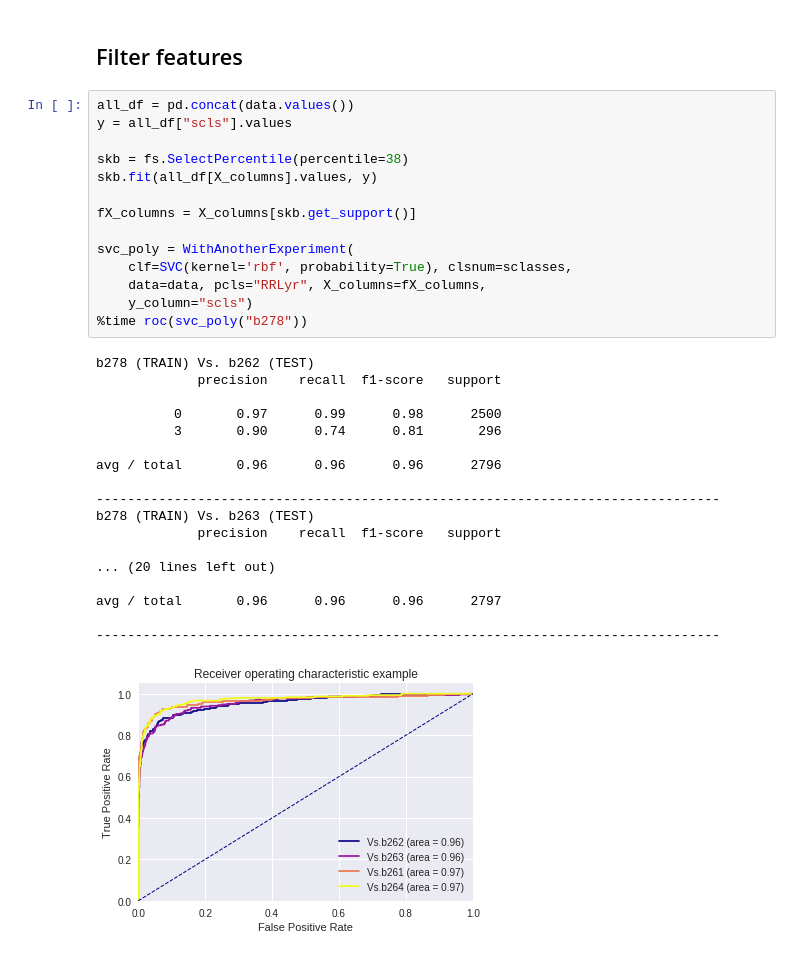
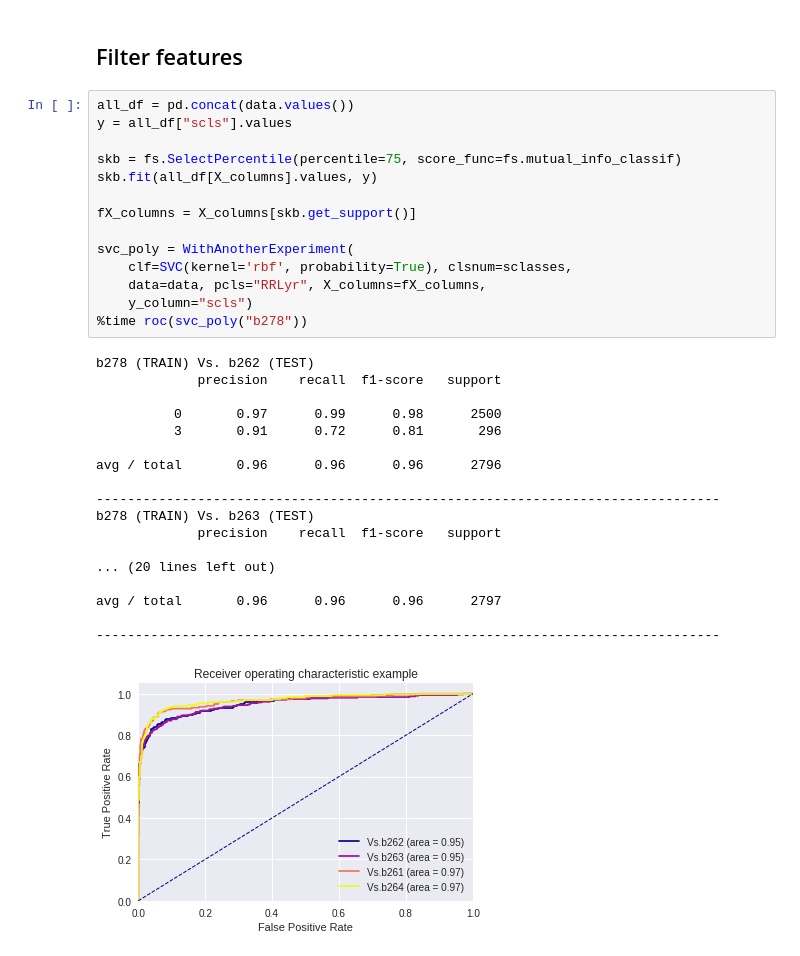
Before and after one commit to carpyncho/vvv_gen_catalog, a Jupyter notebook: features_selection_mv.ipynb, the cells around one changed output. Cells and saved outputs as stored; diff of their text form.

```diff
--- a/features_selection_mv.ipynb
+++ b/features_selection_mv.ipynb
@@ -141,33 +141,33 @@ Wall time: 5.54 s
 # %%
 all_df = pd.concat(data.values())
 y = all_df["scls"].values
 
-skb = fs.SelectPercentile(percentile=38)
+skb = fs.SelectPercentile(percentile=75, score_func=fs.mutual_info_classif)
 skb.fit(all_df[X_columns].values, y)
 
 fX_columns = X_columns[skb.get_support()]
 
 svc_poly = WithAnotherExperiment(
     clf=SVC(kernel='rbf', probability=True), clsnum=sclasses,
     data=data, pcls="RRLyr", X_columns=fX_columns,
     y_column="scls")
 %time roc(svc_poly("b278"))
 # %% [output]
 b278 (TRAIN) Vs. b262 (TEST)
              precision    recall  f1-score   support
 
           0       0.97      0.99      0.98      2500
-          3       0.90      0.74      0.81       296
+          3       0.91      0.72      0.81       296
 
 avg / total       0.96      0.96      0.96      2796
 
 --------------------------------------------------------------------------------
 b278 (TRAIN) Vs. b263 (TEST)
              precision    recall  f1-score   support
 
 ... (20 lines left out)
 
 avg / total       0.96      0.96      0.96      2797
 
 --------------------------------------------------------------------------------
-[figure, old version]
+[figure, new version]
```
Also changed, not shown: parts of 9 cells of this notebook.
